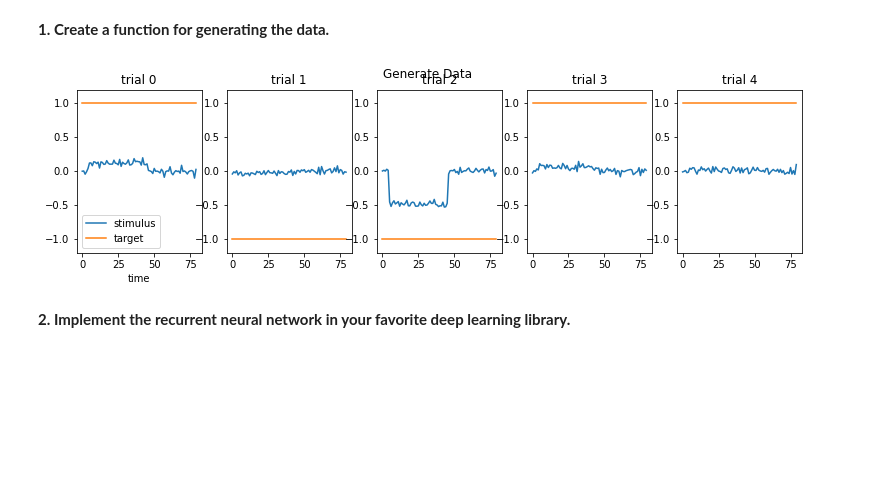
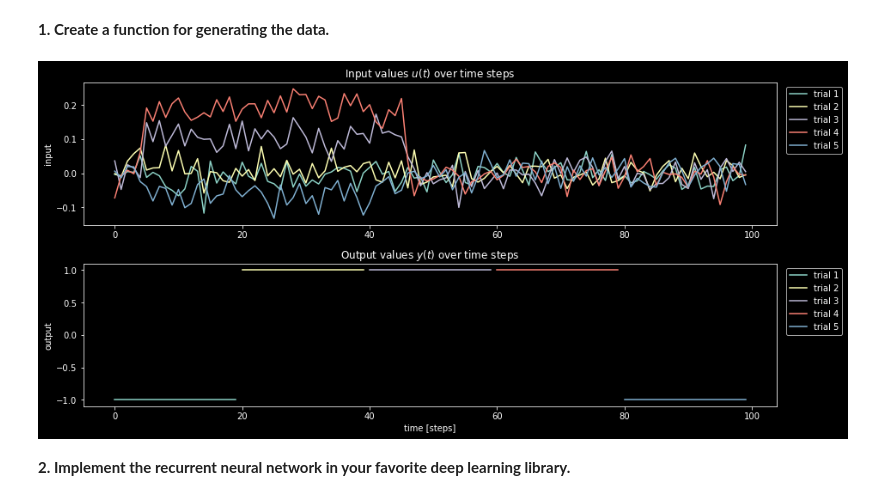
Before and after one commit to nguyen-td/Low-rank-RNN, a Jupyter notebook: dm_project.ipynb, the cells around one changed output. Cells and saved outputs as stored; diff of their text form; code cells hidden in the pictures; blank space fills up the shorter version.

Commit message:
Revert "generate data changed"
This reverts commit 560ca19ebcdc40d94e9c8ebca14c6cb8e737190a.

```diff
--- a/dm_project.ipynb
+++ b/dm_project.ipynb
@@ -45,20 +13,49 @@ time = np.arange(0,T)
-# %%
-# plot
-
-fig, axs = plt.subplots(1, trials, figsize=(13,3))
-
-fig.suptitle("Generate Data")
-
-for i in range(trials):
-    axs[i].plot(time, u[i,:], label="stimulus")
-    axs[i].plot(time, y[i,:], label="target")
-    axs[i].set_title(f"trial {i}")
-    axs[i].set_ylim(-1.2, 1.2)
-axs[0].set_xlabel("time")
-axs[0].legend()
-plt.show()
-# %% [output]
-[figure, removed]
+# %%
+# Defining constants given in the exercise description.
+mu = 0
+std = 0.03
+stim_strengths = 3.2 / 100 * np.array([1, 2, 4, 8, 16])
+# %%
+def get_input(u_bar, t_step, mu, std):
+    u = np.zeros(t_step)
+    for t in range(t_step):
+        if 5 <= t <= 45:
+            u[t] = u_bar + np.random.normal(mu, std)
+        else:
+            u[t] = np.random.normal(mu, std)
+
+    return u
+
+def generate_data(stim_strengths, t_step, mu, std):
+    U = np.zeros((len(stim_strengths), t_step))
+    y = np.zeros(len(stim_strengths))
+    for trial, stim_strength in enumerate(range(len(stim_strengths))):
+        u_bar = np.random.uniform(-stim_strengths[trial], stim_strengths[trial])
+        U[trial] = get_input(u_bar, t_step, mu, std)
+        y[trial] = np.sign(u_bar)
+
+    return U, y
+# %%
+t_steps = 100
+U, y = generate_data(stim_strengths, t_steps, mu, std)
+
+fig, axs = plt.subplots(2, 1, figsize = (13, 6), constrained_layout = True)
+for trial in range(U.shape[0]):
+    axs[0].set_title(r'Input values $u(t)$ over time steps')
+    axs[0].plot(np.arange(0, t_steps, 1), U[trial], label = f'trial {trial+1}')
+    axs[0].set_ylabel('input')
+
+    axs[1].set_title(r'Output values $y(t)$ over time steps')
+    axs[1].plot(np.arange(trial * t_steps/U.shape[0], (trial+1) * t_steps/U.shape[0], 1),
+                np.full(int(t_steps/U.shape[0]), y[trial]), label = f'trial {trial+1}')
+    axs[1].set_ylabel('output')
+    axs[1].set_xlabel('time [steps]')
+
+for i in range(2):
+    axs[i].legend(loc = 'upper right', bbox_to_anchor = (1.1, 1))
+plt.show()
+# %% [output]
+[figure, added]
 # %% [markdown]
 __2. Implement the recurrent neural network in your favorite deep learning library.__
 # %%
```
Also changed, not shown: parts of 3 cells of this notebook.
